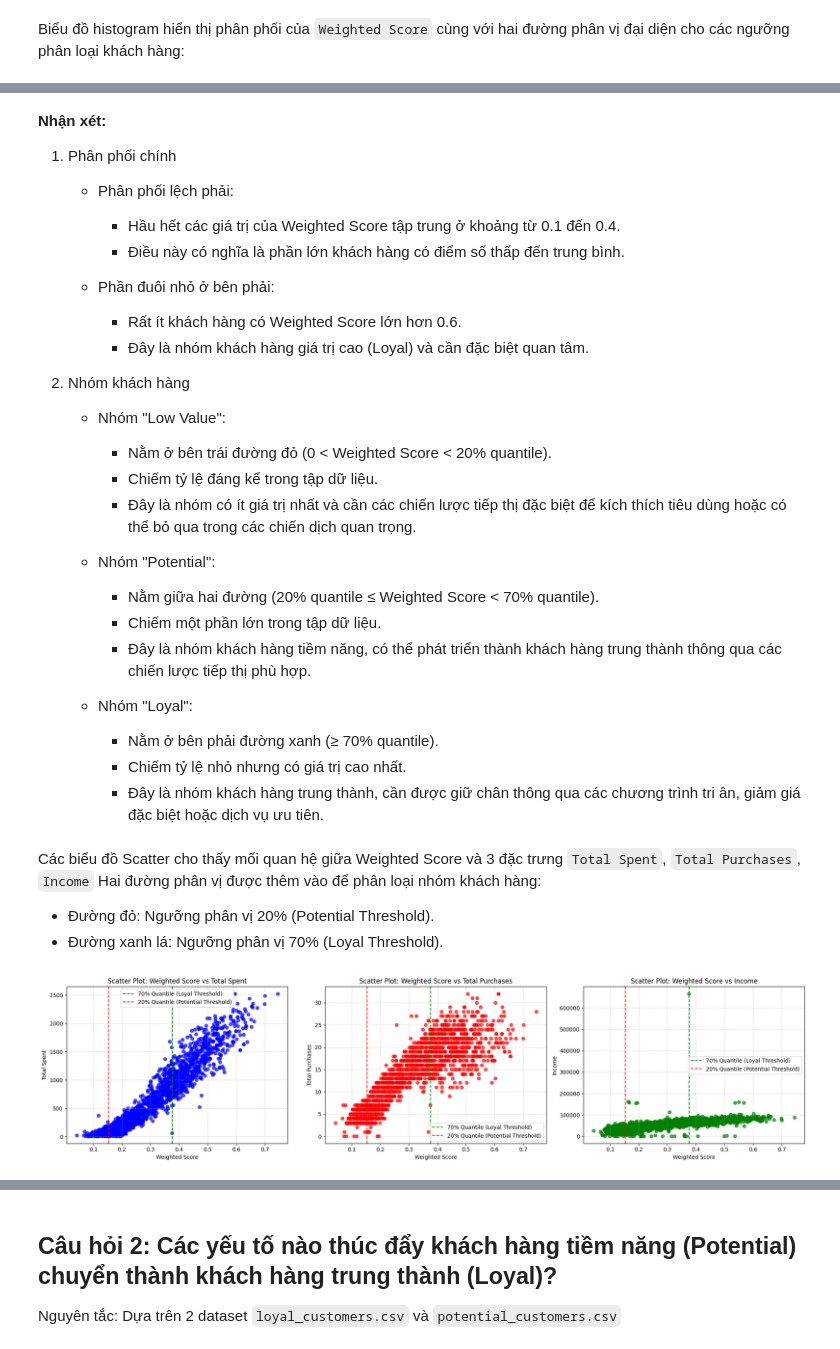
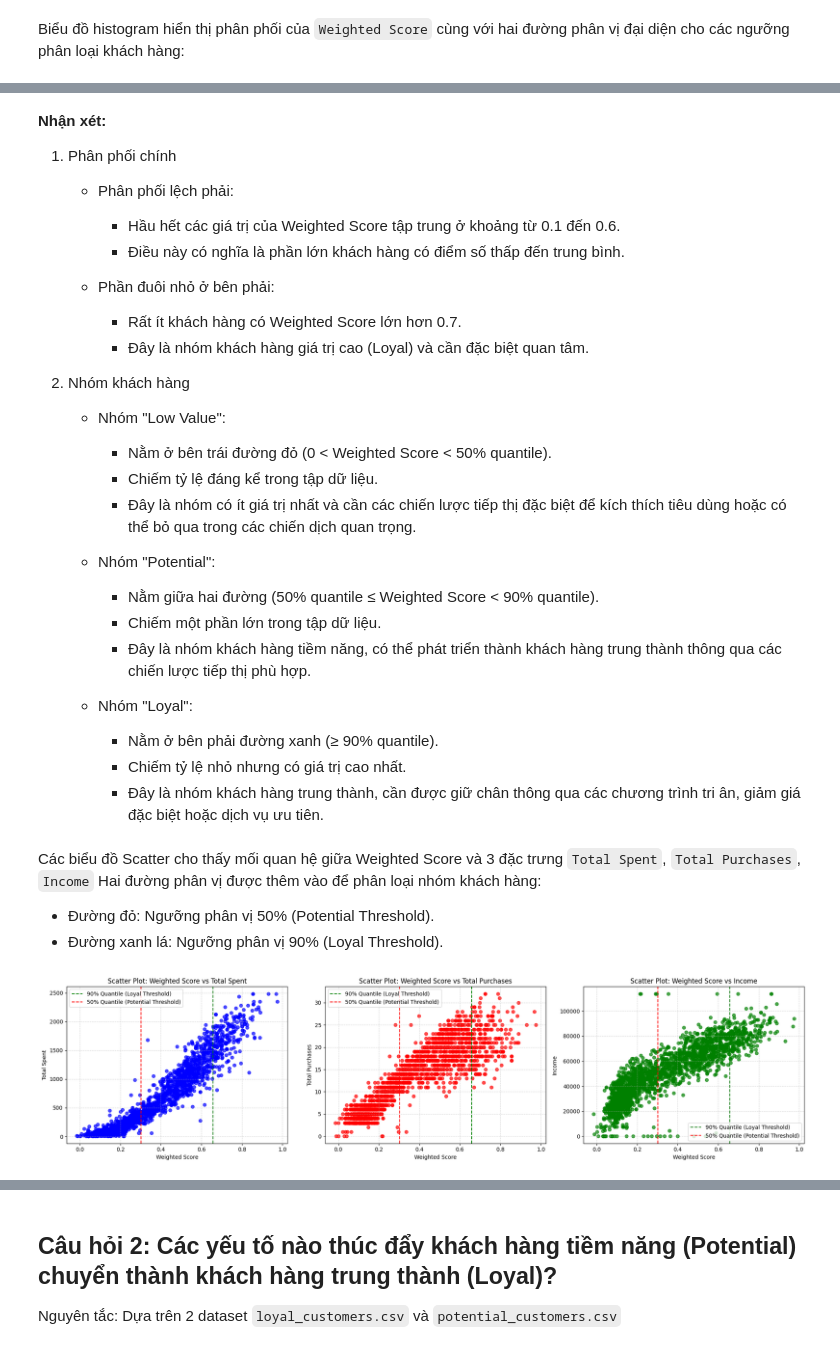
Before and after one commit to buitrongtrinh/Final-Project, a Jupyter notebook: Final_Project.ipynb, the cells around one changed output, grey strips where cells are left out. Cells and saved outputs as stored; diff of their text form; code cells hidden in the pictures.

```diff
--- a/Final_Project.ipynb
+++ b/Final_Project.ipynb
@@ -361,0 +417,3 @@ data_customer
+# %%
+columns = ['Income', 'Total Spent']
+data_customer = process_outliers(data_customer, columns)
@@ -407,9 +474,9 @@ normalized_data = (tmp - tmp.min())/(tmp.max()-tmp.min())
 # Trọng số cho từng cột
 weights = {
     'Income': 0.25,
-    'Total Spent': 0.35,
-    'Total Purchases': 0.2,
-    'Recency': 0.1,
+    'Total Spent': 0.45,
+    'Total Purchases': 0.3,
+    'Recency': - 0.1,
     'Campaign': 0.1
 }
 
@@ -458,7 +525,7 @@ data_customer
 # %%
 # Tính các ngưỡng phân vị (quantiles) cho Weighted Score
-loyal_threshold = data_customer['Weighted Score'].quantile(0.7)  # Ngưỡng 70% (top 30% khách hàng)
-potential_threshold = data_customer['Weighted Score'].quantile(0.2)  # Ngưỡng 20% tiếp theo
+loyal_threshold = data_customer['Weighted Score'].quantile(0.9)  # Ngưỡng 70% (top 30% khách hàng)
+potential_threshold = data_customer['Weighted Score'].quantile(0.5)  # Ngưỡng 20% tiếp theo
 
 # Tạo một cột mới 'Customer Type' và gán giá trị mặc định là 'Low Value'
 data_customer['Customer Type'] = 'Low Value'
@@ -524,81 +591,80 @@ plt.show()
 
     * Phân phối lệch phải:
 
-        * Hầu hết các giá trị của Weighted Score tập trung ở khoảng từ 0.1 đến 0.4.
+        * Hầu hết các giá trị của Weighted Score tập trung ở khoảng từ 0.1 đến 0.6.
         * Điều này có nghĩa là phần lớn khách hàng có điểm số thấp đến trung bình.
     * Phần đuôi nhỏ ở bên phải:
 
-        * Rất ít khách hàng có Weighted Score lớn hơn 0.6.
+        * Rất ít khách hàng có Weighted Score lớn hơn 0.7.
         * Đây là nhóm khách hàng giá trị cao (Loyal) và cần đặc biệt quan tâm.
 2. Nhóm khách hàng
 
     * Nhóm "Low Value":
 
-        * Nằm ở bên trái đường đỏ (0 < Weighted Score < 20% quantile).
+        * Nằm ở bên trái đường đỏ (0 < Weighted Score < 50% quantile).
         * Chiếm tỷ lệ đáng kể trong tập dữ liệu.
         * Đây là nhóm có ít giá trị nhất và cần các chiến lược tiếp thị đặc biệt để kích thích tiêu dùng hoặc có thể bỏ qua trong các chiến dịch quan trọng.
     * Nhóm "Potential":
 
-        * Nằm giữa hai đường (20% quantile ≤ Weighted Score < 70% quantile).
+        * Nằm giữa hai đường (50% quantile ≤ Weighted Score < 90% quantile).
         * Chiếm một phần lớn trong tập dữ liệu.
         * Đây là nhóm khách hàng tiềm năng, có thể phát triển thành khách hàng trung thành thông qua các chiến lược tiếp thị phù hợp.
     * Nhóm "Loyal":
 
-        * Nằm ở bên phải đường xanh (≥ 70% quantile).
+        * Nằm ở bên phải đường xanh (≥ 90% quantile).
         * Chiếm tỷ lệ nhỏ nhưng có giá trị cao nhất.
         * Đây là nhóm khách hàng trung thành, cần được giữ chân thông qua các chương trình tri ân, giảm giá đặc biệt hoặc dịch vụ ưu tiên.
 # %% [markdown]
 Các biểu đồ Scatter cho thấy mối quan hệ giữa Weighted Score và 3 đặc trưng `Total Spent`, `Total Purchases`, `Income` Hai đường phân vị được thêm vào để phân loại nhóm khách hàng:
-* Đường đỏ: Ngưỡng phân vị 20% (Potential Threshold).
-* Đường xanh lá: Ngưỡng phân vị 70% (Loyal Threshold).
+* Đường đỏ: Ngưỡng phân vị 50% (Potential Threshold).
+* Đường xanh lá: Ngưỡng phân vị 90% (Loyal Threshold).
 # %%
 # Tính ngưỡng phân vị
-loyal_threshold = data_customer['Weighted Score'].quantile(0.7)  # Ngưỡng 70%
-potential_threshold = data_customer['Weighted Score'].quantile(0.2)  # Ngưỡng 20%
-
+loyal_threshold = data_customer['Weighted Score'].quantile(0.9)  # Ngưỡng 90%
+potential_threshold = data_customer['Weighted Score'].quantile(0.5)  # Ngưỡng 50%
 # Tạo subplots
 plt.figure(figsize=(20, 5))  # Kích thước toàn bộ biểu đồ
 
 # Biểu đồ 1: Weighted Score vs Total Spent
 plt.subplot(1, 3, 1)
 plt.scatter(data_customer['Weighted Score'], data_customer['Total Spent'], color='blue', alpha=0.7)
-plt.axvline(loyal_threshold, color='green', linestyle='--', label='70% Quantile (Loyal Threshold)')
-plt.axvline(potential_threshold, color='red', linestyle='--', label='20% Quantile (Potential Threshold)')
+plt.axvline(loyal_threshold, color='green', linestyle='--', label='90% Quantile (Loyal Threshold)')
+plt.axvline(potential_threshold, color='red', linestyle='--', label='50% Quantile (Potential Threshold)')
 plt.title('Scatter Plot: Weighted Score vs Total Spent')
 plt.xlabel('Weighted Score')
 plt.ylabel('Total Spent')
 plt.legend()
 plt.grid(alpha=0.5, linestyle='--')
 
 # Biểu đồ 2: Weighted Score vs Total Purchases
 plt.subplot(1, 3, 2)
 plt.scatter(data_customer['Weighted Score'], data_customer['Total Purchases'], color='red', alpha=0.7)
-plt.axvline(loyal_threshold, color='green', linestyle='--', label='70% Quantile (Loyal Threshold)')
-plt.axvline(potential_threshold, color='red', linestyle='--', label='20% Quantile (Potential Threshold)')
+plt.axvline(loyal_threshold, color='green', linestyle='--', label='90% Quantile (Loyal Threshold)')
+plt.axvline(potential_threshold, color='red', linestyle='--', label='50% Quantile (Potential Threshold)')
 plt.title('Scatter Plot: Weighted Score vs Total Purchases')
 plt.xlabel('Weighted Score')
 plt.ylabel('Total Purchases')
 plt.legend()
 plt.grid(alpha=0.5, linestyle='--')
 
 # Biểu đồ 3: Weighted Score vs Income
 plt.subplot(1, 3, 3)
 plt.scatter(data_customer['Weighted Score'], data_customer['Income'], color='green', alpha=0.7)
-plt.axvline(loyal_threshold, color='green', linestyle='--', label='70% Quantile (Loyal Threshold)')
-plt.axvline(potential_threshold, color='red', linestyle='--', label='20% Quantile (Potential Threshold)')
+plt.axvline(loyal_threshold, color='green', linestyle='--', label='90% Quantile (Loyal Threshold)')
+plt.axvline(potential_threshold, color='red', linestyle='--', label='50% Quantile (Potential Threshold)')
 plt.title('Scatter Plot: Weighted Score vs Income')
 plt.xlabel('Weighted Score')
 plt.ylabel('Income')
 plt.legend()
 plt.grid(alpha=0.5, linestyle='--')
 
 # Điều chỉnh bố cục để tránh chồng lấn
 plt.tight_layout()
 
 # Hiển thị biểu đồ
 plt.show()
 # %% [output]
-[figure, old version]
+[figure, new version]
 # %% [markdown]
 **Nhận xét**
 
```
Also changed, not shown: parts of 31 cells of this notebook.
